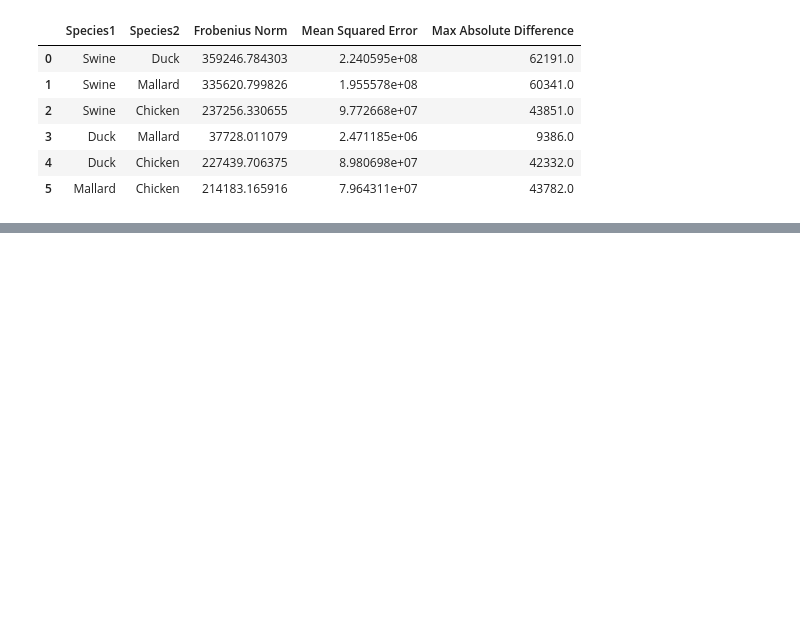
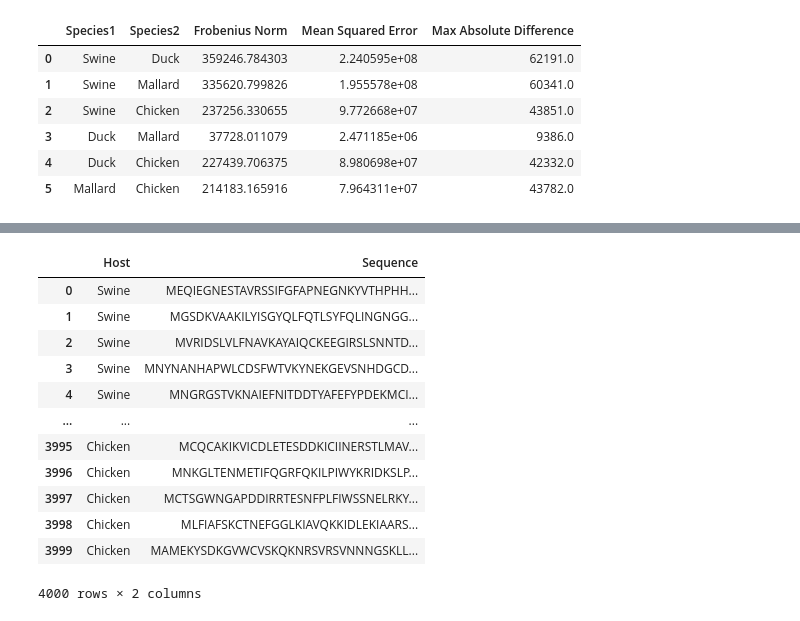
Before and after one commit to Isi2000/NLP, a Jupyter notebook: preanalysis.ipynb, the cells around one changed output, grey strips where cells are left out. Saved outputs shown, nothing was run; the diff lists cells and outputs as text; code cells hidden in the pictures; blank space fills up the shorter version.

Commit message:
added last part of code to generate and save sequences

```diff
--- a/preanalysis.ipynb
+++ b/preanalysis.ipynb
@@ -234,0 +358,34 @@ results_df
+# %%
+import pandas as pd
+
+# Define the number of sequences you want per species
+num_sequences_per_species = 1000
+
+# List to hold the data for each row
+data = []
+
+# Generating sequences for all species in the transition_matrices dictionary
+for species, matrix in transition_matrices.items():
+    for _ in tqdm(range(num_sequences_per_species)):
+        sequence = generate_sequence(matrix, species, vocab, vocab_dict)
+        data.append({'Host': species, 'Sequence': sequence})
+
+# Convert the list of dictionaries into a pandas DataFrame
+sequences_df = pd.DataFrame(data)
+
+# Display the DataFrame
+sequences_df
+# %% [output]
+|  | Host | Sequence |
+| 0 | Swine | MEQIEGNESTAVRSSIFGFAPNEGNKYVTHPHH... |
+| 1 | Swine | MGSDKVAAKILYISGYQLFQTLSYFQLINGNGG... |
+| 2 | Swine | MVRIDSLVLFNAVKAYAIQCKEEGIRSLSNNTD... |
+| 3 | Swine | MNYNANHAPWLCDSFWTVKYNEKGEVSNHDGCD... |
+| 4 | Swine | MNGRGSTVKNAIEFNITDDTYAFEFYPDEKMCI... |
+| ... | ... | ... |
+| 3995 | Chicken | MCQCAKIKVICDLETESDDKICIINERSTLMAV... |
+| 3996 | Chicken | MNKGLTENMETIFQGRFQKILPIWYKRIDKSLP... |
+| 3997 | Chicken | MCTSGWNGAPDDIRRTESNFPLFIWSSNELRKY... |
+| 3998 | Chicken | MLFIAFSKCTNEFGGLKIAVQKKIDLEKIAARS... |
+| 3999 | Chicken | MAMEKYSDKGVWCVSKQKNRSVRSVNNNGSKLL... |
+4000 rows × 2 columns
```
Also changed, not shown: parts of 8 cells of this notebook.
